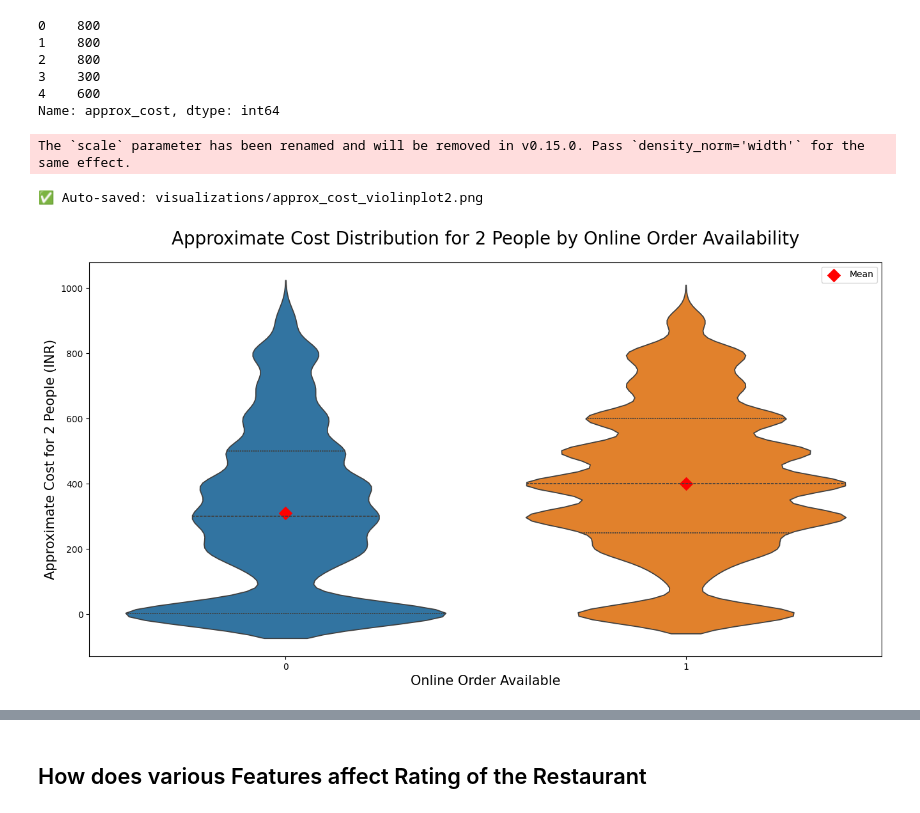
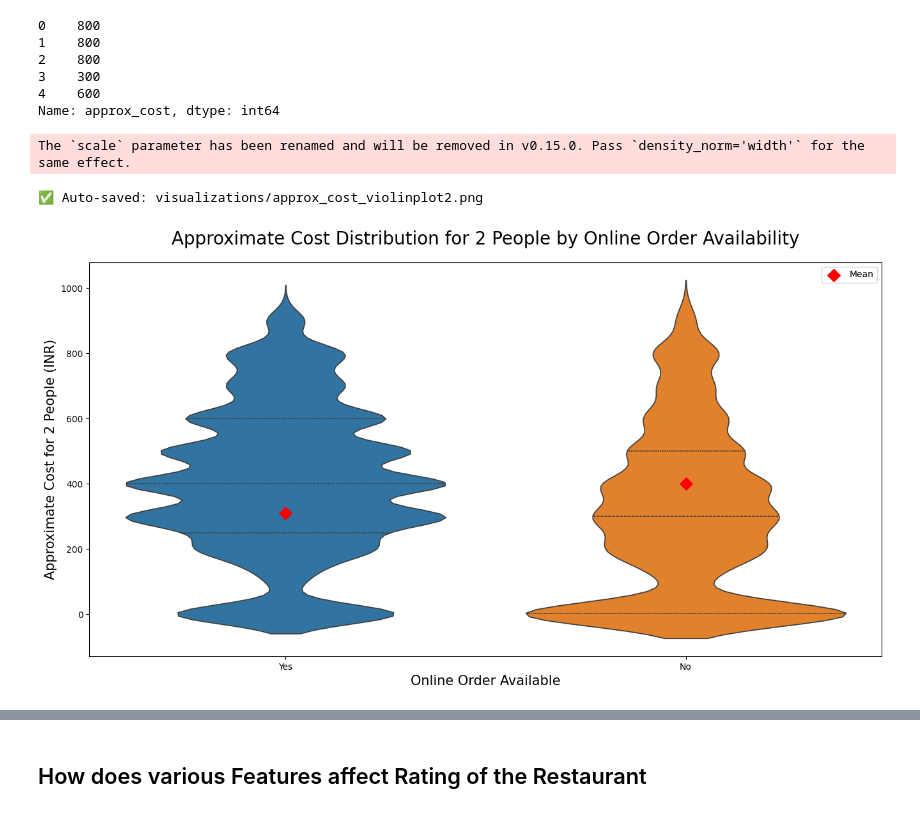
Before and after one commit to bhavbooks/Zomato-Restaurants-Rating-Prediction-, a Jupyter notebook: src/EDA.ipynb, the cells around one changed output, grey strips where cells are left out. Cells and saved outputs as stored; diff of their text form; code cells hidden in the pictures.

```diff
--- a/src/EDA.ipynb
+++ b/src/EDA.ipynb
@@ -364,31 +362,31 @@ Name: approx_cost, dtype: int64
 # %%
 plt.figure(figsize=(16,8))
 
 sns.violinplot(
     x='online_order',
     y='approx_cost',
     hue='online_order',
     data=df,
-    palette={np.int64(0):'#1f77b4', np.int64(1):'#ff7f0e'},
+    palette={'Yes':'#1f77b4', 'No':'#ff7f0e'},
     inner='quartile',    # shows median and quartiles
     scale='width',
     legend=False
 )
 
 # Plot mean for each category
 means = df.groupby('online_order')['approx_cost'].mean()
 for i, val in enumerate(means):
     plt.scatter(i, val, color='red', s=100, marker='D', label='Mean' if i==0 else "")
 
 plt.title('Approximate Cost Distribution for 2 People by Online Order Availability', fontsize=20, pad=20)
 plt.xlabel('Online Order Available', fontsize=15)
 plt.ylabel('Approximate Cost for 2 People (INR)', fontsize=15)
 plt.legend()
 plt.show("approx_cost_violinplot2")
 # %% [output]
 The `scale` parameter has been renamed and will be removed in v0.15.0. Pass `density_norm='width'` for the same effect.
 ✅ Auto-saved: visualizations/approx_cost_violinplot2.png
-[figure, old version]
+[figure, new version]
 # %%
 ## Violin plot for approx_cost
 # used ChatGPT to beautify the violin plot->
```
Also changed, not shown: parts of 20 cells of this notebook, 12 other files.
